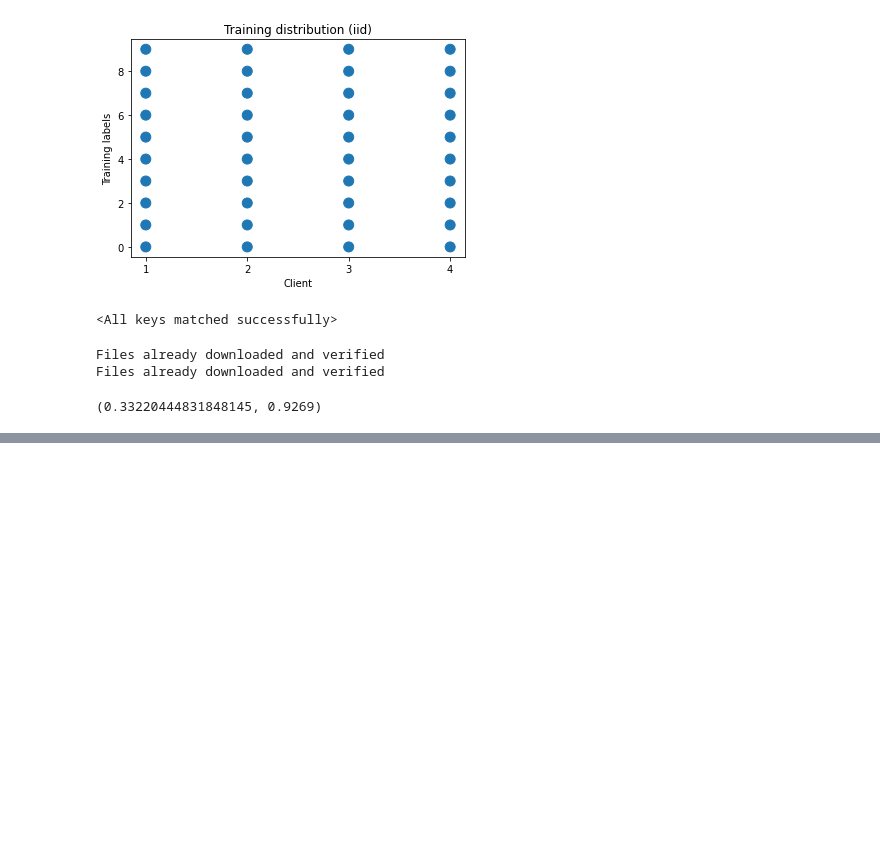
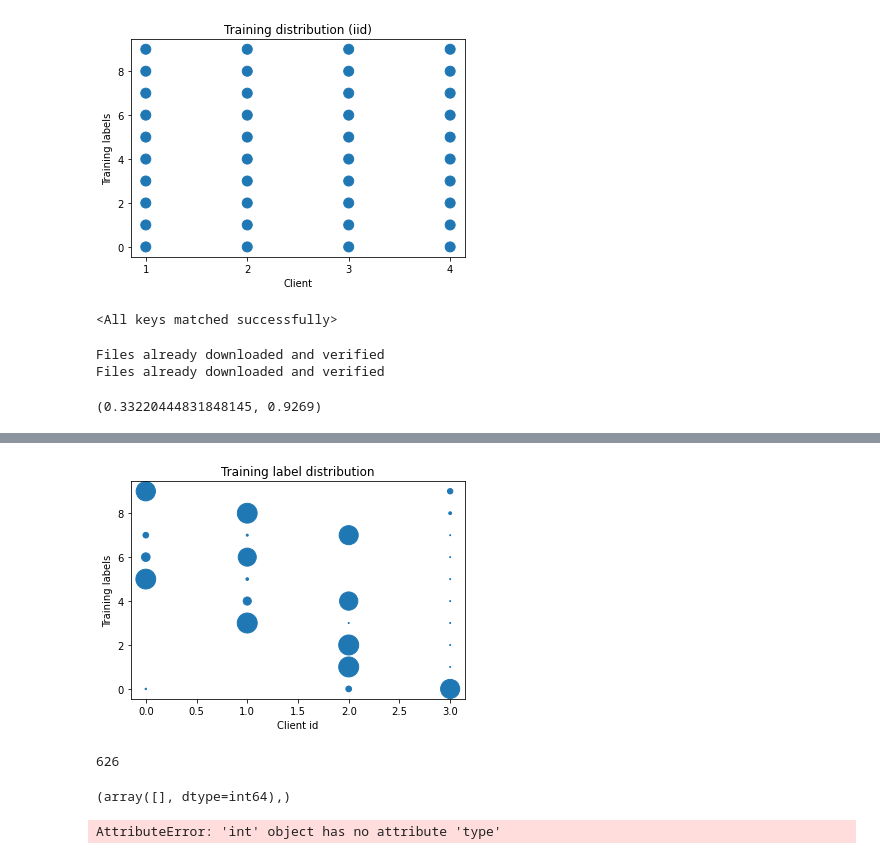
Before and after one commit to GauriGupta19/codream, a Jupyter notebook: Untitled.ipynb, the cells around one changed output, grey strips where cells are left out. Drawn from its saved outputs; the diff is of its cells as text; code cells hidden in the pictures; blank space fills up the shorter version.

```diff
--- a/Untitled.ipynb
+++ b/Untitled.ipynb
@@ -105,0 +155,19 @@ torch.
+# %%
+def plot_training_distribution(clnt_y, n_client, n_cls):
+    # indices, clnt_y = non_iid_balanced(dset_obj, n_client, n_data_per_clnt, alpha)
+    x = [[i]*n_cls for i in range(n_client)]
+    y = [np.arange(n_cls) for i in range(n_client)]
+    s = []
+    for clt in range(n_client):
+        # labels = [sum([m==i for m in m[clt]]) for i in range(n_cls)]
+        # print(labels)
+        labels = [np.where(clnt_y[clt]==i)[0].shape[0] for i in range(n_cls)]
+        s.append(np.array(labels))
+
+    plt.scatter(x, y, s = s)
+    plt.title('Training label distribution')
+    plt.xlabel('Client id')
+    plt.ylabel('Training labels')
+    plt.show()
+    # plt.savefig(path + f"noniid_data.png", bbox_inches='tight')
+    # torch.save(s, path + f"size_labels.pt")
@@ -105,0 +205,30 @@ torch.
+# %%
+indices, clnt_y = non_iid_balanced(dset_obj, 4, 400, alpha=0.4)
+# %%
+def plot_training_distribution(clnt_y, n_client, n_cls):
+    # indices, clnt_y = non_iid_balanced(dset_obj, n_client, n_data_per_clnt, alpha)
+    x = [[i]*n_cls for i in range(n_client)]
+    y = [np.arange(n_cls) for i in range(n_client)]
+    s = []
+    for clt in range(n_client):
+        labels = [np.where(clnt_y[clt]==i)[0].shape[0] for i in range(n_cls)]
+        s.append(np.array(labels))
+
+    plt.scatter(x, y, s = s)
+    plt.title('Training label distribution')
+    plt.xlabel('Client id')
+    plt.ylabel('Training labels')
+    # plt.savefig(path + f"noniid_data.png", bbox_inches='tight')
+    # torch.save(s, path + f"size_labels.pt")
+# %%
+plot_training_distribution(labels, 4, 10)
+# %% [output]
+[figure, added]
+# %%
+len(clnt_y[0])
+# %% [output]
+626
+# %%
+np.where(clnt_y[0]==8)
+# %% [output]
+(array([], dtype=int64),)
@@ -105,0 +237,4 @@ torch.
+# %%
+a.type
+# %% [output]
+AttributeError: 'int' object has no attribute 'type'
```
Also changed, not shown: parts of 8 cells of this notebook, 7 other files.
